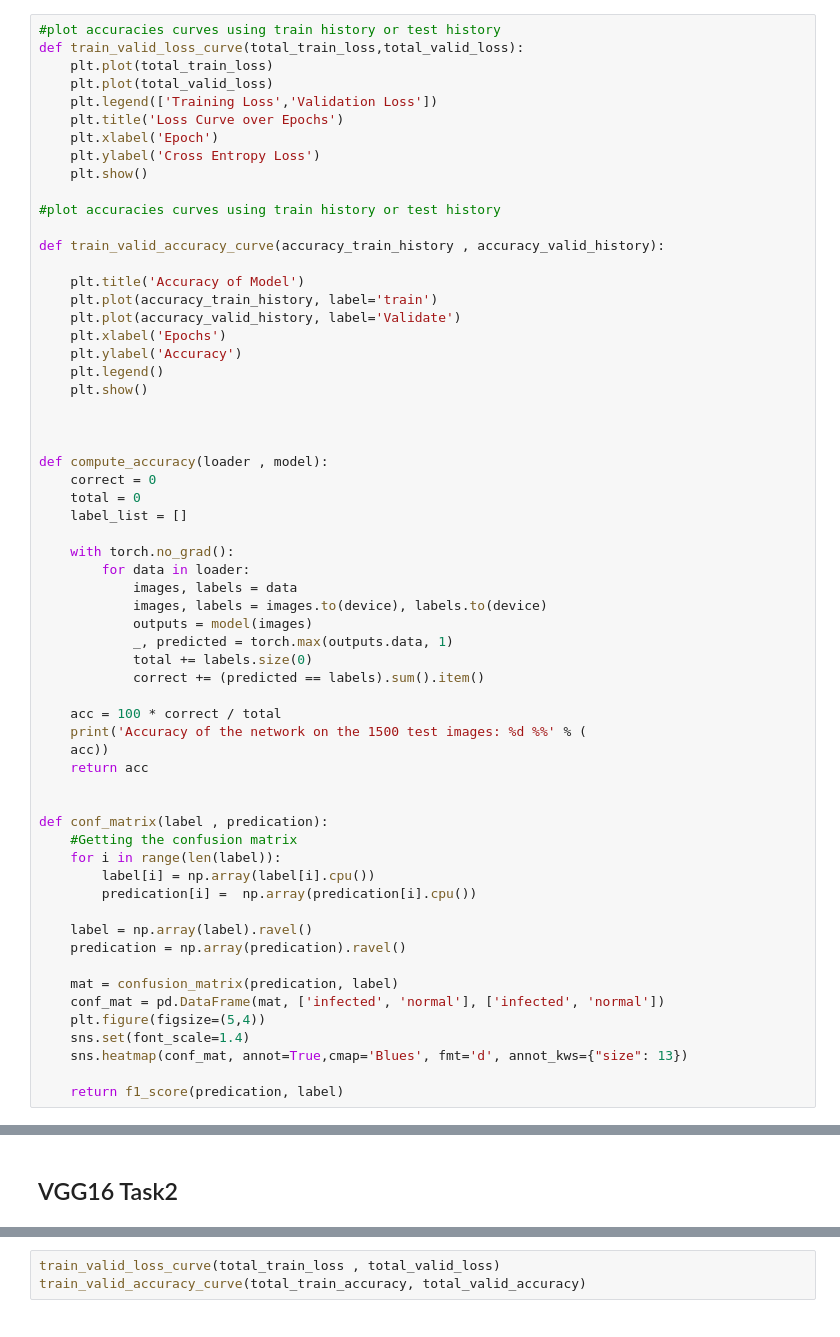
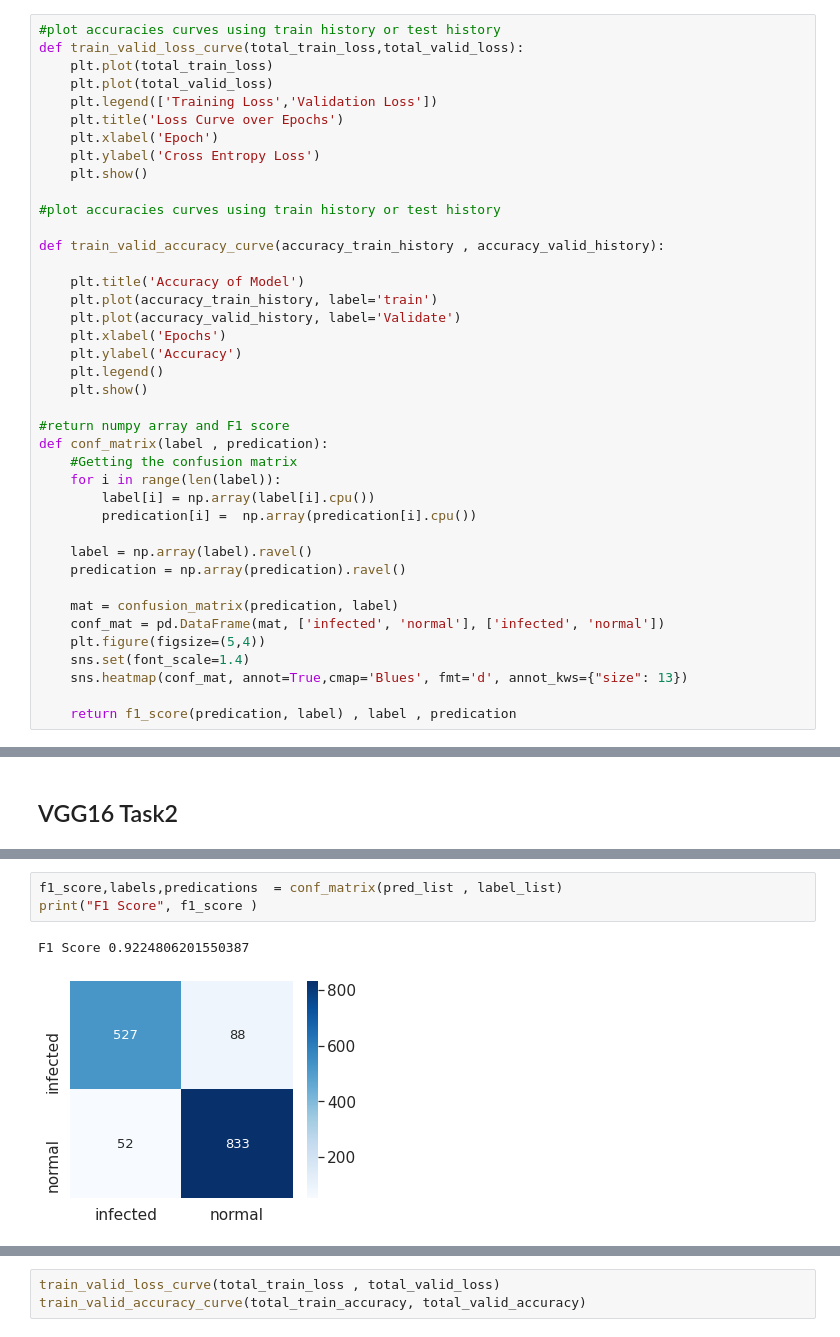
Before and after one commit to imkhubaibraza/MSDS19064_COVID19_DLSpring2020, a Jupyter notebook: covid19_classification.ipynb, the cells around one changed output, grey strips where cells are left out. Drawn from its saved outputs; the diff is of its cells as text.

```diff
--- a/covid19_classification.ipynb
+++ b/covid19_classification.ipynb
@@ -97,28 +97,7 @@ def train_valid_accuracy_curve(accuracy_train_history , accuracy_valid_history):
     plt.legend()
     plt.show()
 
-
-
-def compute_accuracy(loader , model):
-    correct = 0
-    total = 0
-    label_list = []
-
-    with torch.no_grad():
-        for data in loader:
-            images, labels = data
-            images, labels = images.to(device), labels.to(device)
-            outputs = model(images)
-            _, predicted = torch.max(outputs.data, 1)
-            total += labels.size(0)
-            correct += (predicted == labels).sum().item()
-
-    acc = 100 * correct / total
-    print('Accuracy of the network on the 1500 test images: %d %%' % (
-    acc))
-    return acc
-
-
+#return numpy array and F1 score
 def conf_matrix(label , predication):
     #Getting the confusion matrix
     for i in range(len(label)):
@@ -134,4 +113,4 @@ def conf_matrix(label , predication):
     sns.set(font_scale=1.4)
     sns.heatmap(conf_mat, annot=True,cmap='Blues', fmt='d', annot_kws={"size": 13})
 
-    return f1_score(predication, label)
+    return f1_score(predication, label) , label , predication
@@ -1130,0 +1110,6 @@ F1 Score 0.9287686361126449
+# %%
+f1_score,labels,predications  = conf_matrix(pred_list , label_list)
+print("F1 Score", f1_score )
+# %% [output]
+F1 Score 0.9224806201550387
+[figure, added]
```
Also changed, not shown: parts of 20 cells of this notebook.
